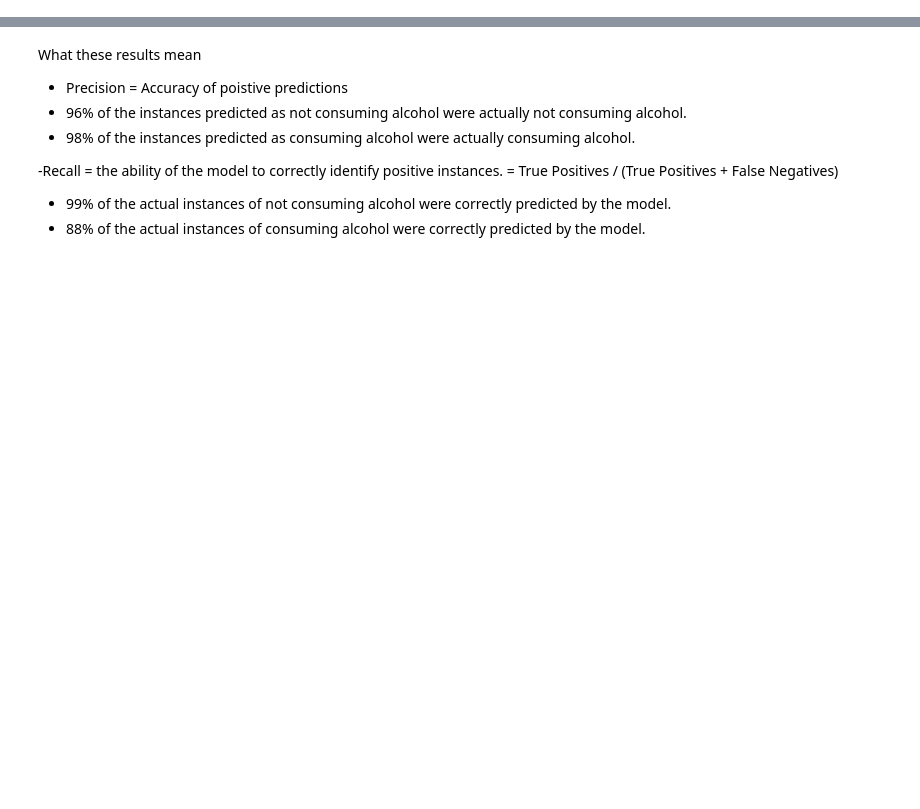
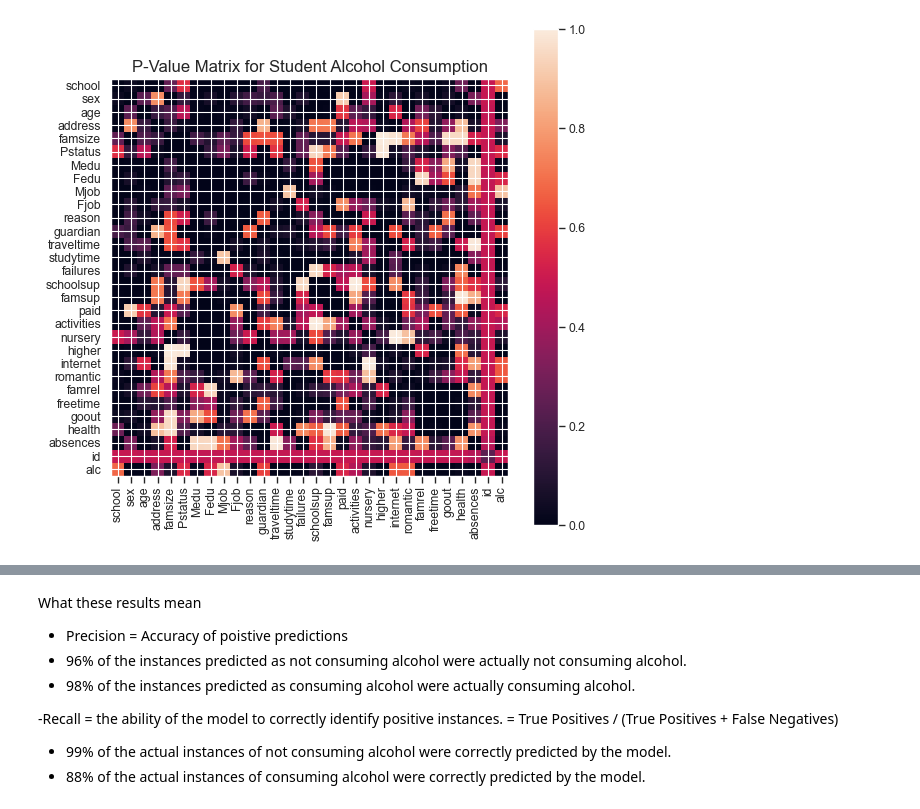
Before and after one commit to ijethmal/sc1015-asg, a Jupyter notebook: MAIN (naive bayes corrected).ipynb, the cells around one changed output, grey strips where cells are left out. Cells and saved outputs as stored; diff of their text form; code cells hidden in the pictures; blank space fills up the shorter version.

```diff
--- a/MAIN (naive bayes corrected).ipynb
+++ b/MAIN (naive bayes corrected).ipynb
@@ -592,0 +239,27 @@ Precision:  0.9444444444444444
+# %%
+# chi-squared test for independence. this will help us find columns that appear to be dependent so we can group them together
+# We used this test to discover the significance of columns as predictors because most of the columns are categorical,
+# and the chi-square test determines the association between categorical variables.
+def plotPValueMatrix(df, graphWidth):
+    if df.shape[1] < 2:
+        print(f'No p-value plots shown: The number of non-NaN or constant columns ({df.shape[1]}) is less than 2')
+        return
+    p_values = pd.DataFrame(index=df.columns, columns=df.columns)
+    for col1 in df.columns:
+        for col2 in df.columns:
+            contingency = pd.crosstab(df[col1], df[col2])
+            _, p, _, _ = chi2_contingency(contingency)
+            p_values.loc[col1, col2] = p
+    p_values = p_values.astype(float)
+    plt.figure(num=None, figsize=(graphWidth, graphWidth), dpi=80, facecolor='w', edgecolor='k')
+    pMat = plt.matshow(p_values, fignum = 1)
+    plt.xticks(range(len(p_values.columns)), p_values.columns, rotation=90)
+    plt.yticks(range(len(p_values.columns)), p_values.columns)
+    plt.gca().xaxis.tick_bottom()
+    plt.colorbar(pMat)
+    plt.title(f'P-Value Matrix for Student Alcohol Consumption', fontsize=15)
+    plt.show()
+
+plotPValueMatrix(students1, 8)
+# %% [output]
+[figure, added]
```
Also changed, not shown: parts of 63 cells of this notebook.
